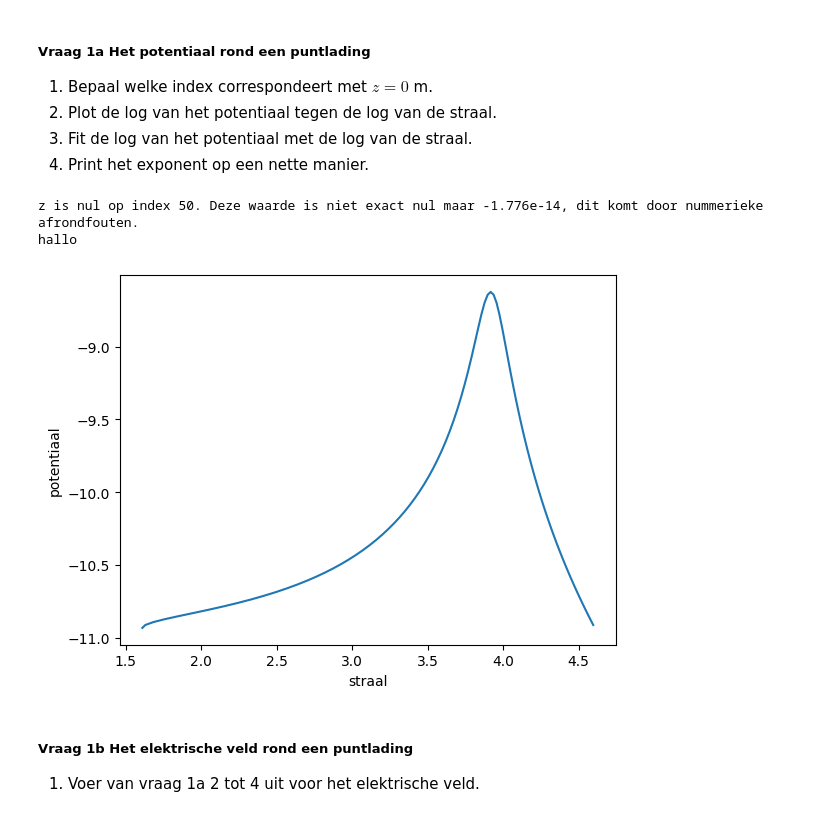
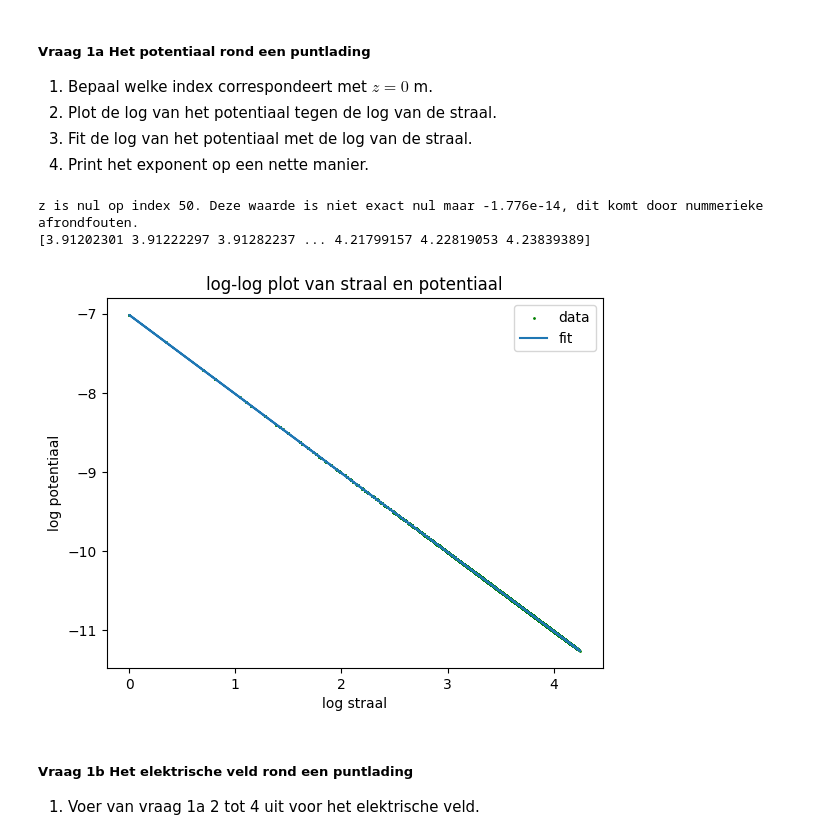
Before and after one commit to Peppertje/opdrachten-DEF-D-Pepper, a Jupyter notebook: DigitaleOntwerpopdrachten/1CondensatorOpdracht/CondensatorOntwerpopdracht.ipynb, the cells around one changed output. Saved outputs shown, nothing was run; the diff lists cells and outputs as text; code cells hidden in the pictures.

```diff
--- a/DigitaleOntwerpopdrachten/1CondensatorOpdracht/CondensatorOntwerpopdracht.ipynb
+++ b/DigitaleOntwerpopdrachten/1CondensatorOpdracht/CondensatorOntwerpopdracht.ipynb
@@ -89,26 +90,48 @@ plot_results_pt_charge_at_origin(Ez, Er, normE, V, r, z, grid_step)
 # %%
 # 1.
 print(f'z is nul op index {np.argmin(np.abs(z))}. Deze waarde is niet exact nul maar {z[np.argmin(np.abs(z))]:.3e}, dit komt door nummerieke afrondfouten.')
-print('hallo')
+
 # 2.
-V_plot = np.zeros((V.shape[0], V.shape[1]))
 R_plot = np.zeros((V.shape[0], V.shape[1]))
 
 for x in range(V.shape[0]):
     for y in range(V.shape[1]):
-        R_plot[x,y] = np.linalg.norm([x,y])
-        V_plot[x,y] = V[x,y]
+        straal = np.sqrt( (x-len(z)/2)**2 + y**2)
+        R_plot[x,y] = straal
 
-plt.plot(np.log(R_plot)[:,5], np.log(V_plot)[:,5])
 
-plt.xlabel('straal')
-plt.ylabel('potentiaal')
+R_plot = np.where(R_plot != 0, np.log(R_plot), 0).flatten()
+V_plot = np.where(V != 0, np.log(V), 0).flatten()
+
+# er zat een felle uitspringer met potentiaal 0 die de fit verstoorde. deze er uit halen
+V_0 = np.argmin(np.abs(V_plot))
+R_plot = np.delete(R_plot, V_0)
+V_plot = np.delete(V_plot, V_0)
+
+def fitfunc(x, a, b):
+    return a*x + b
+
+print(R_plot)
+
+# 3.
+opt, cov = curve_fit(fitfunc, R_plot, V_plot, maxfev=10000)
+
+plt.title('log-log plot van straal en potentiaal')
+
+plt.scatter(R_plot, V_plot, label='data', color='green', s=1)
+plt.plot(R_plot, fitfunc(R_plot, *opt), label='fit')
+
+plt.xlabel('log straal')
+plt.ylabel('log potentiaal')
+#plt.xscale('log')
+#plt.yscale('log')
+plt.legend()
 
 plt.show()
 # %% [output]
 z is nul op index 50. Deze waarde is niet exact nul maar -1.776e-14, dit komt door nummerieke afrondfouten.
-hallo
+[3.91202301 3.91222297 3.91282237 ... 4.21799157 4.22819053 4.23839389]
-[figure, old version]
+[figure, new version]
 # %% [markdown]
 ##### Vraag 1b Het elektrische veld rond een puntlading
 1. Voer van vraag 1a 2 tot 4 uit voor het elektrische veld.
```
Also changed, not shown: parts of 13 cells of this notebook.
